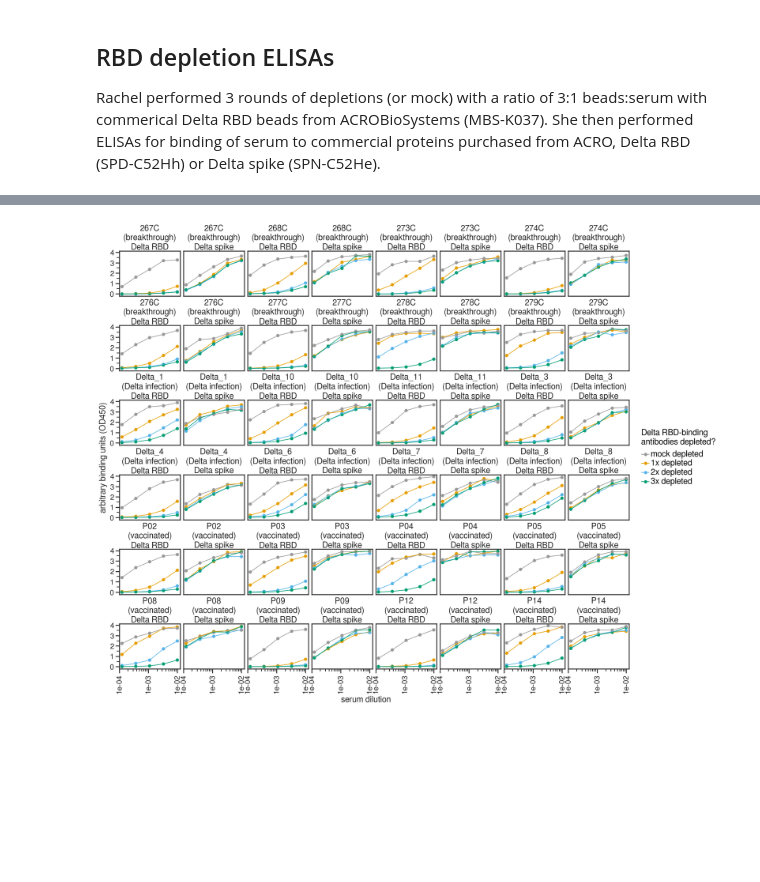
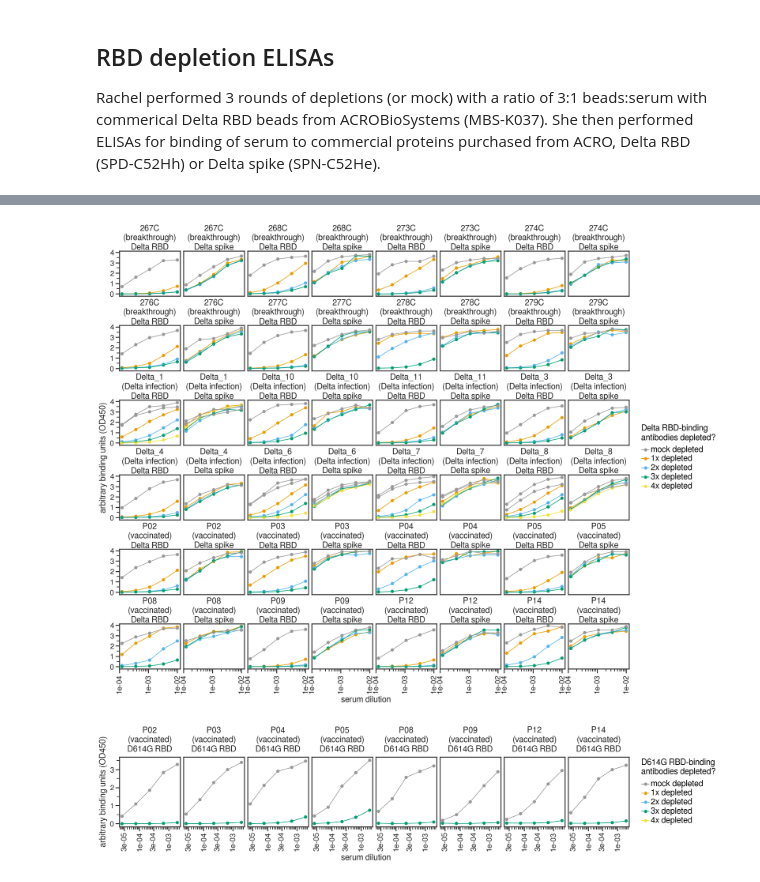
Before and after one commit to jbloomlab/SARS-CoV-2-RBD_Delta, a Jupyter notebook: experimental_data/rbd_depletion_elisas.ipynb, the cells around one changed output, grey strips where cells are left out. Cells and saved outputs as stored; diff of their text form; code cells hidden in the pictures; blank space fills up the shorter version.

Commit message:
add 08dec21 elisas

```diff
--- a/experimental_data/rbd_depletion_elisas.ipynb
+++ b/experimental_data/rbd_depletion_elisas.ipynb
@@ -84,32 +84,37 @@ titration_df = (titration_df
 
 display(HTML(titration_df.tail().to_html(index=False)))
 
-ncol=8
-nrow=math.ceil(len(titration_df[['ligand', 'serum', 'serum_group']].drop_duplicates())/8)
+for genotype in set([i.split(' ')[0] for i in titration_df['ligand'].unique().tolist()]):
 
-p = (
-    ggplot((titration_df),
-           aes('dilution',
-               'OD450',
-               color='depleted',
-               )) +
-    geom_point(size=3) +
-    geom_path(aes(color='depleted'), size=0.75) +
-    scale_x_log10(name='serum dilution', labels=scientific_format(digits=0)) +
-    facet_wrap('~serum_name+ligand', ncol=ncol) +
-    theme(figure_size=(2.5 * ncol, 2.75 * nrow),
-          axis_text_x=element_text(angle=90),
-          strip_background=element_blank(),
-          strip_margin_y=0.35,
-          subplots_adjust={'hspace':0.65},
-         ) +
-    scale_color_manual(values=CBPALETTE[0:], name='Delta RBD-binding\nantibodies depleted?') +
-    ylab('arbitrary binding units (OD450)')
-    )
+    df = titration_df.query('ligand.str.contains(@genotype)')
 
-_ = p.draw()
+    ncol=8
+    nrow=math.ceil(len(df[['ligand', 'serum', 'serum_group']].drop_duplicates())/8)
 
-p.save(f'{resultsdir}/all_ELISAs.pdf', limitsize=False)
-p.save(f'{resultsdir}/all_ELISAs.png', limitsize=False)
+    p = (
+        ggplot((df.assign(depleted_date=lambda x: x['depleted'].astype(str)+'_'+x['date'].astype(str))),
+               aes('dilution',
+                   'OD450',
+                   color='depleted',
+                   group='depleted_date',
+                   )) +
+        geom_point(size=3) +
+        geom_path(aes(color='depleted'), size=0.75) +
+        scale_x_log10(name='serum dilution', labels=scientific_format(digits=0)) +
+        facet_wrap('~serum_name+ligand', ncol=ncol) +
+        theme(figure_size=(2.5 * ncol, 2.75 * nrow),
+              axis_text_x=element_text(angle=90),
+              strip_background=element_blank(),
+              strip_margin_y=0.35,
+              subplots_adjust={'hspace':0.65},
+             ) +
+        scale_color_manual(values=CBPALETTE[0:], name=f'{genotype} RBD-binding\nantibodies depleted?') +
+        ylab('arbitrary binding units (OD450)')
+        )
+
+    _ = p.draw()
+
+    p.save(f'{resultsdir}/all_ELISAs_{genotype}.pdf', limitsize=False)
+    p.save(f'{resultsdir}/all_ELISAs_{genotype}.png', limitsize=False)
 # %% [output]
 | serum | serum_group | depleted | ligand | date | dilution_factor | OD450 | dilution | serum_name |
@@ -121 +126,2 @@ p.save(f'{resultsdir}/all_ELISAs.png', limitsize=False)
-[figure, old version]
+[figure, new version]
+[figure, added]
```
Also changed, not shown: parts of 1 cell of this notebook, 16 other files.
